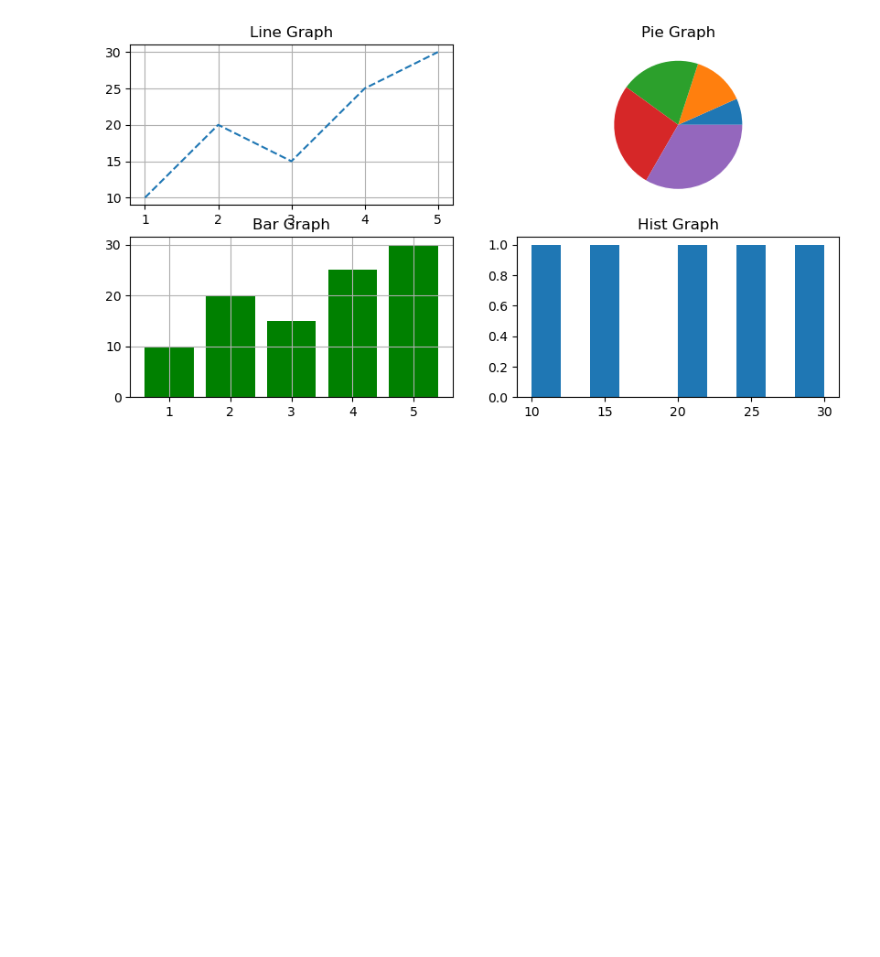
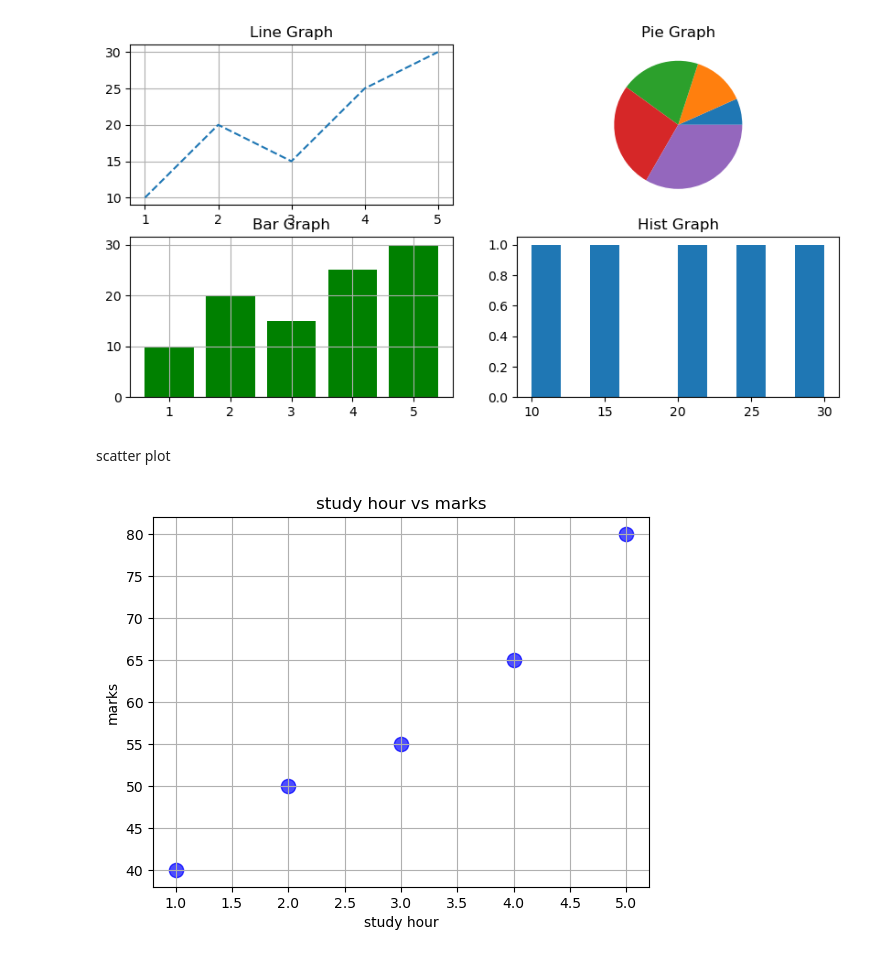
Before and after one commit to shripada-mahato/Matplotlib, a Jupyter notebook: operation.ipynb, the cells around one changed output. Drawn from its saved outputs; the diff is of its cells as text; code cells hidden in the pictures; blank space fills up the shorter version.

```diff
--- a/operation.ipynb
+++ b/operation.ipynb
@@ -333,3 +333,21 @@ plt.title('Hist Graph')
 plt.show()
 # %% [output]
 [figure]
+# %% [markdown]
+scatter plot
+# %%
+import matplotlib.pyplot as plt
+hours = [1, 2, 3, 4, 5]
+marks = [40, 50, 55, 65, 80]
+plt.scatter(hours,marks,
+            color = 'blue',
+            marker='o',
+            alpha=0.7,
+            s=105)
+plt.title('study hour vs marks')
+plt.xlabel('study hour')
+plt.ylabel('marks')
+plt.grid()
+plt.show()
+# %% [output]
+[figure, added]
```
Also changed, not shown: parts of 2 cells of this notebook.
